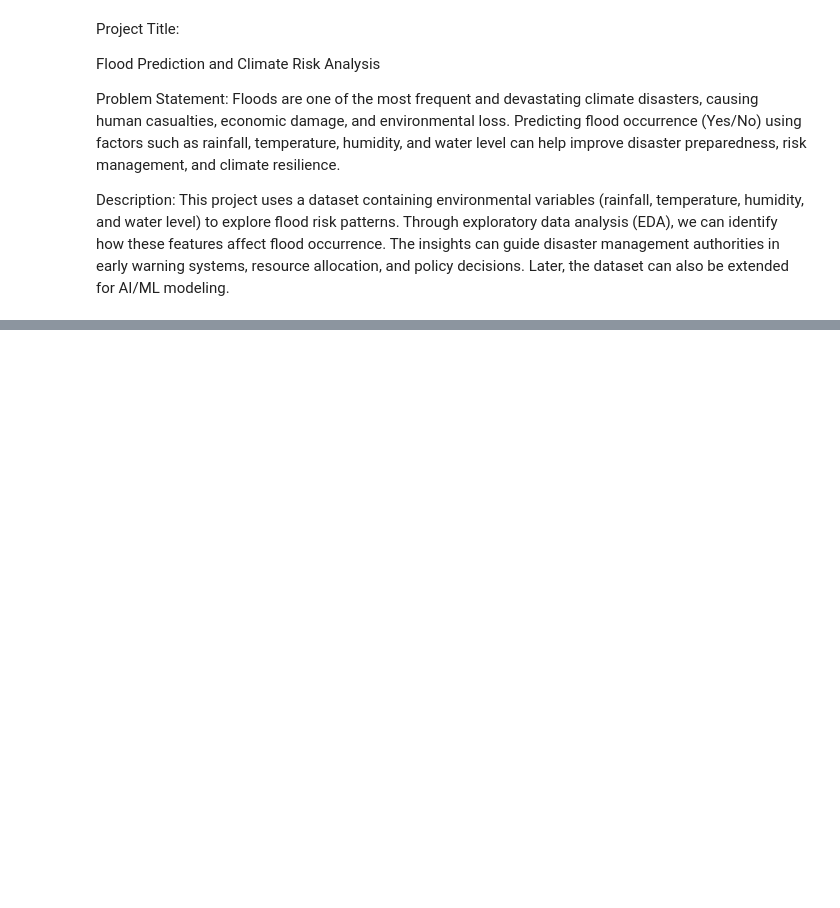
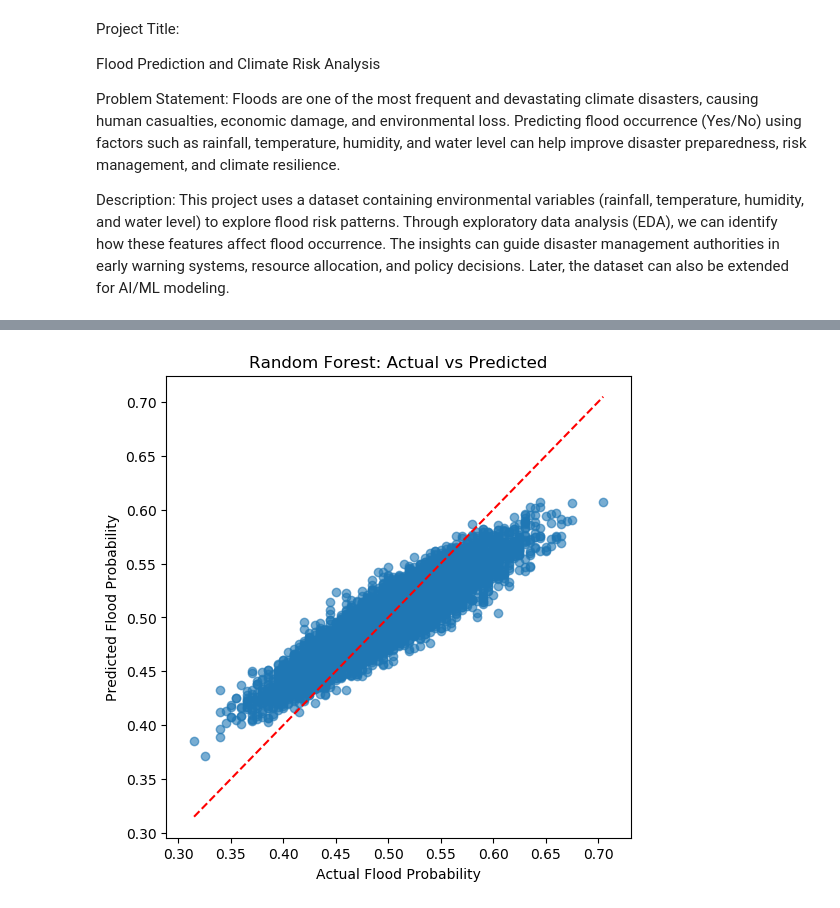
Before and after one commit to sowmyagoud911-cpu/Flood_Prediction_and_Climate_Risk_Analysis, a Jupyter notebook: Flood_Prediction_and_Climate_Risk_Analysis.ipynb, the cells around one changed output, grey strips where cells are left out. Cells and saved outputs as stored; diff of their text form; code cells hidden in the pictures; blank space fills up the shorter version.

```diff
--- a/Flood_Prediction_and_Climate_Risk_Analysis.ipynb
+++ b/Flood_Prediction_and_Climate_Risk_Analysis.ipynb
@@ -152,0 +141,8 @@ Scaled Testing Data Shape: (10000, 20)
+# %%
+df["Rainfall_Deforestation"] = df["MonsoonIntensity"] * df["Deforestation"]
+df["River_Dams"] = df["RiverManagement"] * df["DamsQuality"]
+df["Urban_Planning"] = df["Urbanization"] * df["InadequatePlanning"]
+df["Climate_Coastal"] = df["ClimateChange"] * df["CoastalVulnerability"]
+df["Climate_Wetlands"] = df["ClimateChange"] * df["WetlandLoss"]
+
+df.head()
@@ -152,0 +157,2 @@ Scaled Testing Data Shape: (10000, 20)
+# %%
+df['Flood_Occurrence'] = (df['FloodProbability'] > 0.5).astype(int)
@@ -152,0 +164,2 @@ Scaled Testing Data Shape: (10000, 20)
+# %%
+X_train, X_test, y_train, y_test = train_test_split(X, y, test_size=0.2, random_state=42)
@@ -152,0 +172,4 @@ Scaled Testing Data Shape: (10000, 20)
+# %%
+rf = RandomForestRegressor(random_state=42)
+rf.fit(X_train_scaled, y_train)
+y_pred_rf = rf.predict(X_test_scaled)
@@ -152,0 +277,10 @@ Scaled Testing Data Shape: (10000, 20)
+# %%
+plt.figure(figsize=(6,6))
+plt.scatter(y_test, y_pred_rf, alpha=0.6)
+plt.plot([y_test.min(), y_test.max()], [y_test.min(), y_test.max()], 'r--')
+plt.xlabel("Actual Flood Probability")
+plt.ylabel("Predicted Flood Probability")
+plt.title("Random Forest: Actual vs Predicted")
+plt.show()
+# %% [output]
+[figure, added]
```
Also changed, not shown: parts of 53 cells of this notebook, 3 other files.
